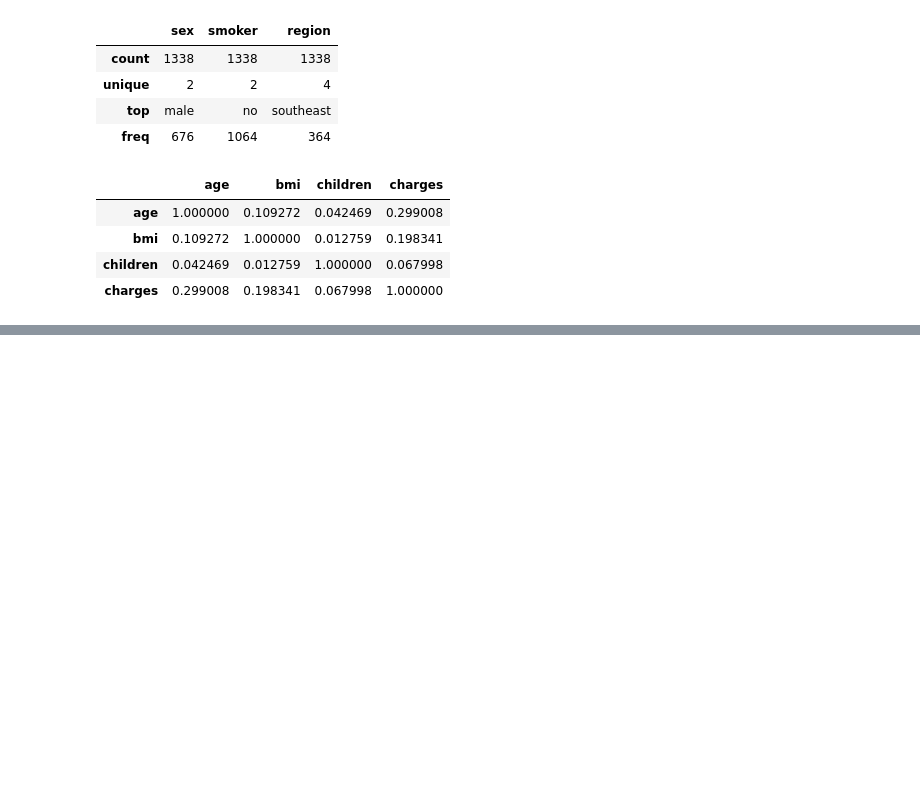
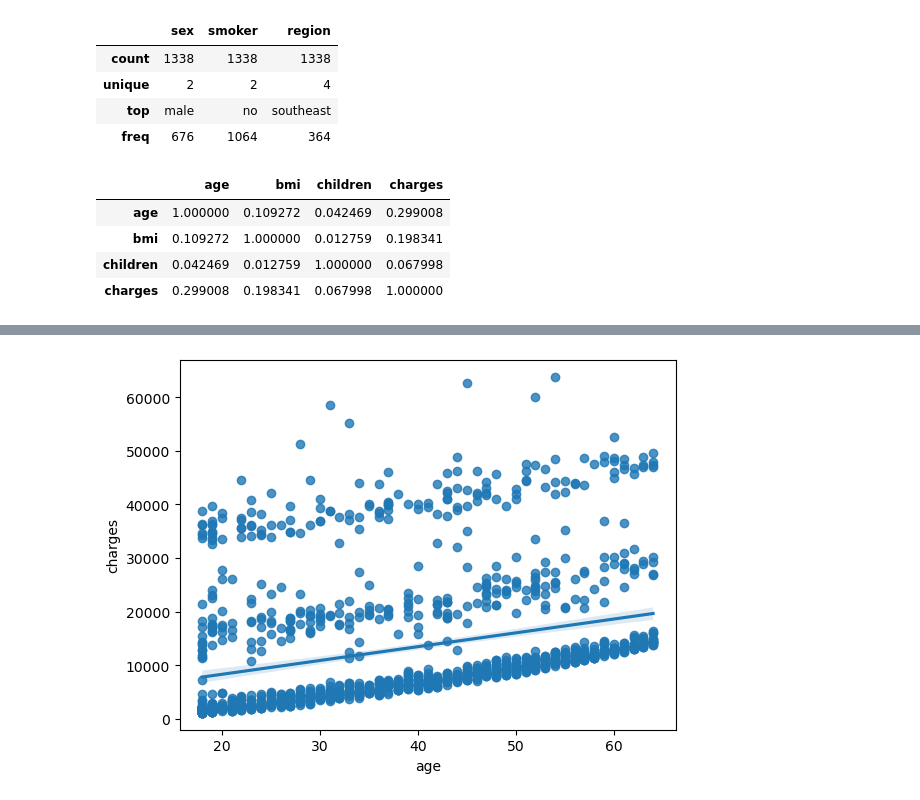
Before and after one commit to jgomezz/cpe_ciencia_datos_python_2026, a Jupyter notebook: mod3_analitica_datos_python/semana_04_evaluacion_modelo_ejercicio.ipynb, the cells around one changed output, grey strips where cells are left out. Saved outputs shown, nothing was run; the diff lists cells and outputs as text; code cells hidden in the pictures; blank space fills up the shorter version.

```diff
--- a/mod3_analitica_datos_python/semana_04_evaluacion_modelo_ejercicio.ipynb
+++ b/mod3_analitica_datos_python/semana_04_evaluacion_modelo_ejercicio.ipynb
@@ -90,0 +97,3 @@ df.corr(numeric_only=True)
+# %%
+cdf = df[['age','bmi','children','charges']]
+cdf.head()
@@ -90,0 +112,5 @@ df.corr(numeric_only=True)
+# %%
+sns.regplot(x='age', y='charges', data=cdf)
+plt.show()
+# %% [output]
+[figure, added]
```
Also changed, not shown: parts of 3 cells of this notebook.
